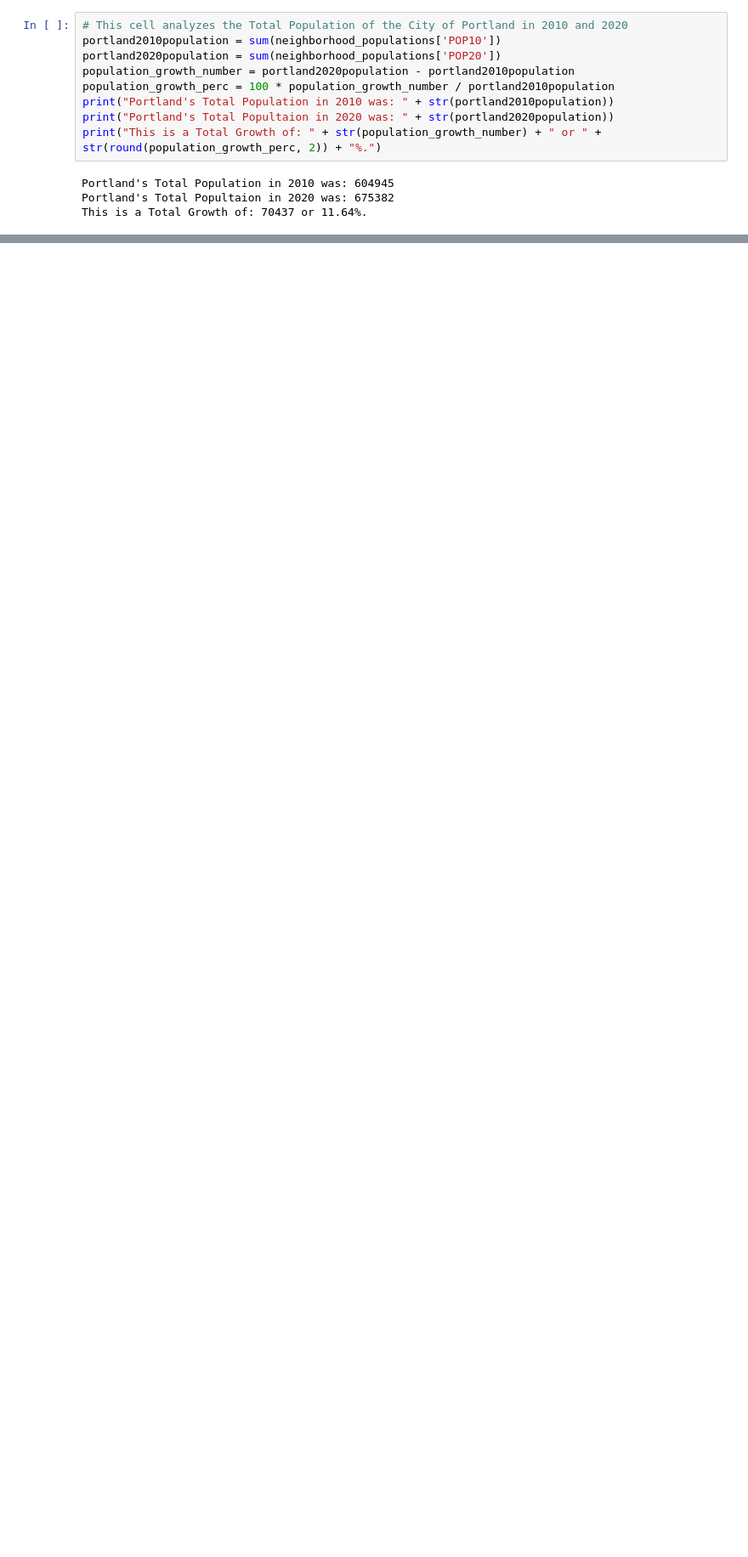
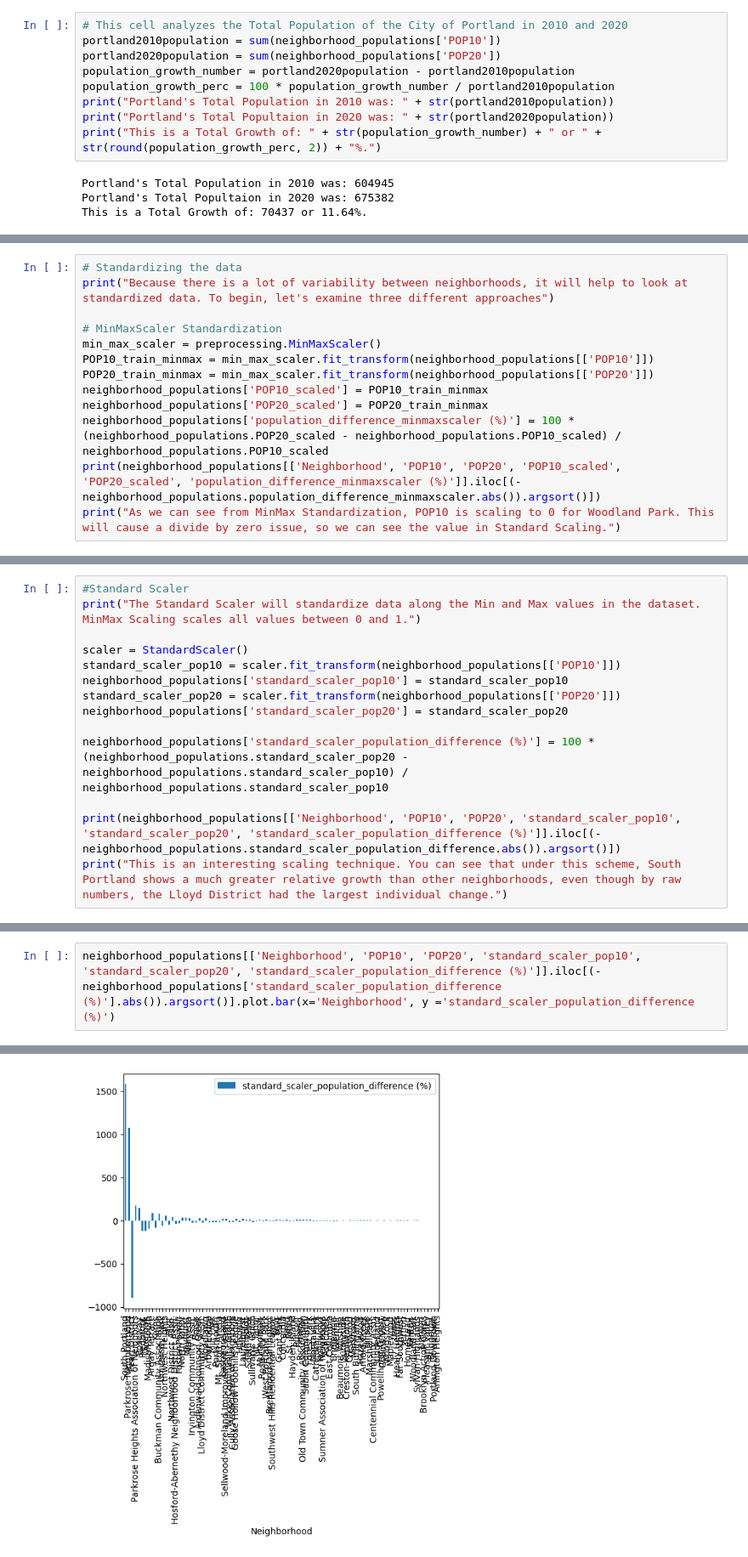
Before and after one commit to DataPanna/pdxopendatadiscotech-exploratorydataanalysis, a Jupyter notebook: pdxopendatadiscotech-eda.ipynb, the cells around one changed output, grey strips where cells are left out. Shown at 85% size. Drawn from its saved outputs; the diff is of its cells as text; blank space fills up the shorter version.

Commit message:
continued work on standardizing data set

```diff
--- a/pdxopendatadiscotech-eda.ipynb
+++ b/pdxopendatadiscotech-eda.ipynb
@@ -110 +112,14 @@ neighborhood_populations.sort_values('population_difference', ascending=False)
 94 rows × 4 columns
+# %%
+# Standardizing the data
+print("Because there is a lot of variability between neighborhoods, it will help to look at standardized data. To begin, let's examine three different approaches")
+
+# MinMaxScaler Standardization
+min_max_scaler = preprocessing.MinMaxScaler()
+POP10_train_minmax = min_max_scaler.fit_transform(neighborhood_populations[['POP10']])
+POP20_train_minmax = min_max_scaler.fit_transform(neighborhood_populations[['POP20']])
+neighborhood_populations['POP10_scaled'] = POP10_train_minmax
+neighborhood_populations['POP20_scaled'] = POP20_train_minmax
+neighborhood_populations['population_difference_minmaxscaler (%)'] = 100 * (neighborhood_populations.POP20_scaled - neighborhood_populations.POP10_scaled) / neighborhood_populations.POP10_scaled
+print(neighborhood_populations[['Neighborhood', 'POP10', 'POP20', 'POP10_scaled', 'POP20_scaled', 'population_difference_minmaxscaler (%)']].iloc[(-neighborhood_populations.population_difference_minmaxscaler.abs()).argsort()])
+print("As we can see from MinMax Standardization, POP10 is scaling to 0 for Woodland Park. This will cause a divide by zero issue, so we can see the value in Standard Scaling.")
@@ -110,0 +144,14 @@ neighborhood_populations.sort_values('population_difference', ascending=False)
+# %%
+#Standard Scaler
+print("The Standard Scaler will standardize data along the Min and Max values in the dataset. MinMax Scaling scales all values between 0 and 1.")
+
+scaler = StandardScaler()
+standard_scaler_pop10 = scaler.fit_transform(neighborhood_populations[['POP10']])
+neighborhood_populations['standard_scaler_pop10'] = standard_scaler_pop10
+standard_scaler_pop20 = scaler.fit_transform(neighborhood_populations[['POP20']])
+neighborhood_populations['standard_scaler_pop20'] = standard_scaler_pop20
+
+neighborhood_populations['standard_scaler_population_difference (%)'] = 100 * (neighborhood_populations.standard_scaler_pop20 - neighborhood_populations.standard_scaler_pop10) / neighborhood_populations.standard_scaler_pop10
+
+print(neighborhood_populations[['Neighborhood', 'POP10', 'POP20', 'standard_scaler_pop10', 'standard_scaler_pop20', 'standard_scaler_population_difference (%)']].iloc[(-neighborhood_populations.standard_scaler_population_difference.abs()).argsort()])
+print("This is an interesting scaling technique. You can see that under this scheme, South Portland shows a much greater relative growth than other neighborhoods, even though by raw numbers, the Lloyd District had the largest individual change.")
@@ -110,0 +176,3 @@ neighborhood_populations.sort_values('population_difference', ascending=False)
+# %%
+neighborhood_populations[['Neighborhood', 'POP10', 'POP20', 'standard_scaler_pop10', 'standard_scaler_pop20', 'standard_scaler_population_difference (%)']].iloc[(-neighborhood_populations['standard_scaler_population_difference (%)'].abs()).argsort()].plot.bar(x='Neighborhood', y ='standard_scaler_population_difference (%)')
+# %% [output]
@@ -110,0 +180 @@ neighborhood_populations.sort_values('population_difference', ascending=False)
+[figure, added]
```
Also changed, not shown: parts of 5 cells of this notebook.
